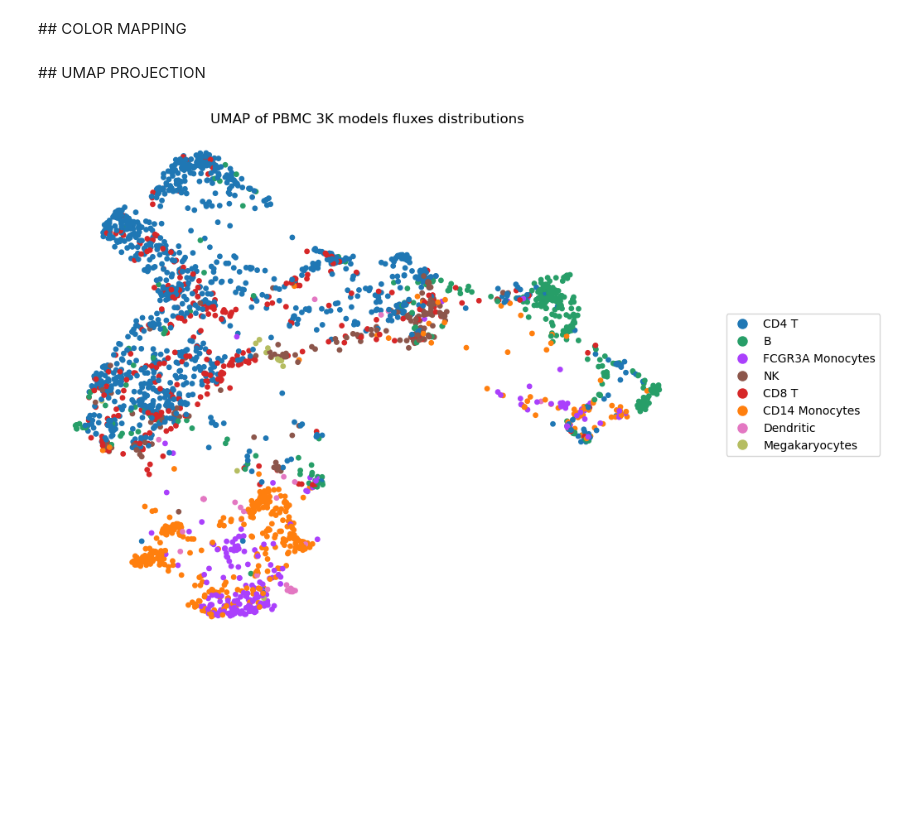
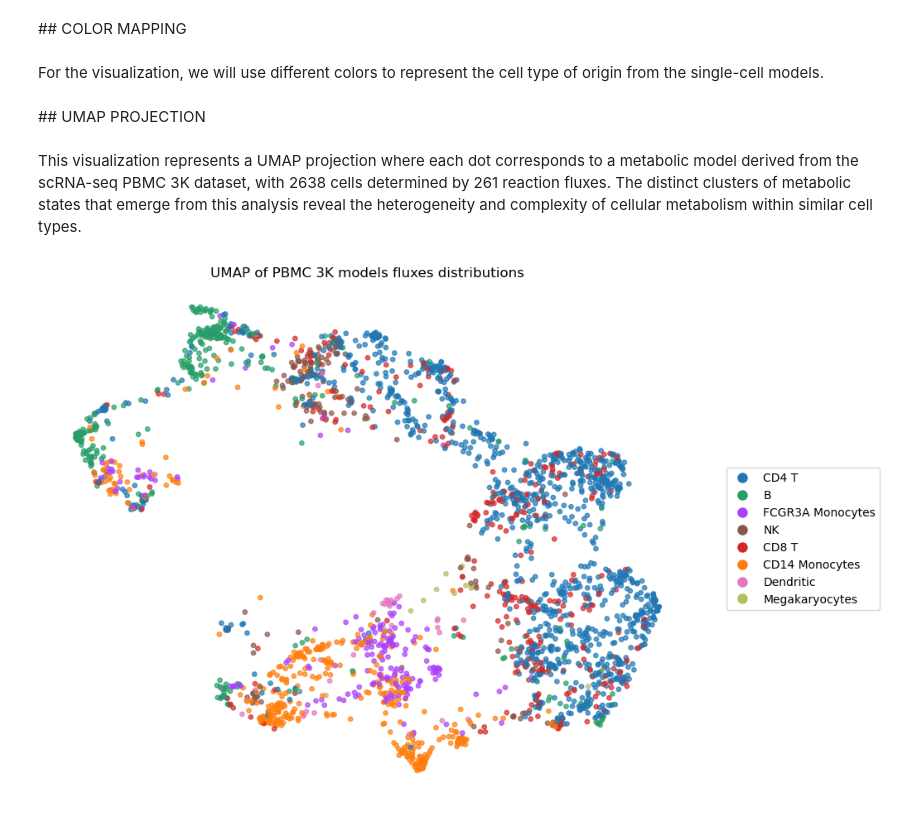
Before and after one commit to claudiavicente/MSPSCR, a Jupyter notebook: VIS_PBMC3K.ipynb, the cells around one changed output. Cells and saved outputs as stored; diff of their text form; code cells hidden in the pictures; blank space fills up the shorter version.

```diff
--- a/VIS_PBMC3K.ipynb
+++ b/VIS_PBMC3K.ipynb
@@ -122,6 +129,8 @@ ft_fluxes_df = t_fluxes_df[diff_rx.head(2000)['Reaction']]
 # RESULTS VISUALIZATION
 # %% [markdown]
 ## COLOR MAPPING
+# %% [markdown]
+For the visualization, we will use different colors to represent the cell type of origin from the single-cell models.
 # %%
 c_labs = pd.read_csv('/Users/claudiavicentecomorera/Desktop/TFG/Data/PBMC/clabs_pbmc.csv')
 d_clabs = {}
@@ -137,7 +146,7 @@ for index, row in c_labs.iterrows():
 # %%
 colors = []
 
-for cell in ft_fluxes_df.index:
+for cell in fluxes_df.index:
     for type in d_clabs:
         for cells in d_clabs[type]:
             if cell in cells:
@@ -152,18 +161,21 @@ for key, value in d_clabs.items():
     l_labs.append(key)
 # %% [markdown]
 ## UMAP PROJECTION
-# %%
-reducer = umap.UMAP(n_neighbors = 25, min_dist = 0.1)   #####
-embedding = reducer.fit_transform(ft_fluxes_df)
-
-plt.figure(figsize = (10, 8))
-plt.scatter(embedding[:, 0], embedding[:, 1], c = colors, s = 15)
-plt.legend(l, l_labs, bbox_to_anchor = (1.05, 0.5), loc = 'center left')
-plt.title('UMAP of PBMC 3K models fluxes distributions')
-plt.axis('off')
-plt.show()
-# %% [output]
-[figure, removed]
+# %% [markdown]
+This visualization represents a UMAP projection where each dot corresponds to a metabolic model derived from the scRNA-seq PBMC 3K dataset, with 2638 cells determined by 261 reaction fluxes. The distinct clusters of metabolic states that emerge from this analysis reveal the heterogeneity and complexity of cellular metabolism within similar cell types.
+# %%
+reducer = umap.UMAP(n_neighbors = 30, min_dist = 0.1, random_state = 42)
+embedding = reducer.fit_transform(ft_fluxes_df)
+
+plt.figure(figsize = (10, 8))
+plt.scatter(embedding[:, 0], embedding[:, 1], c = colors, s = 15, alpha = .7)
+plt.legend(l, l_labs, bbox_to_anchor = (1.05, 0.5), loc = 'center left')
+plt.title('UMAP of PBMC 3K models fluxes distributions')
+plt.axis('off')
+plt.savefig("umap.svg")
+plt.show()
+# %% [output]
+[figure, added]
 # %%
 fd_ov = dict(zip(r_models.index, r_models['percent_ov']))
 
```
Also changed, not shown: parts of 36 cells of this notebook, 1 other file.
